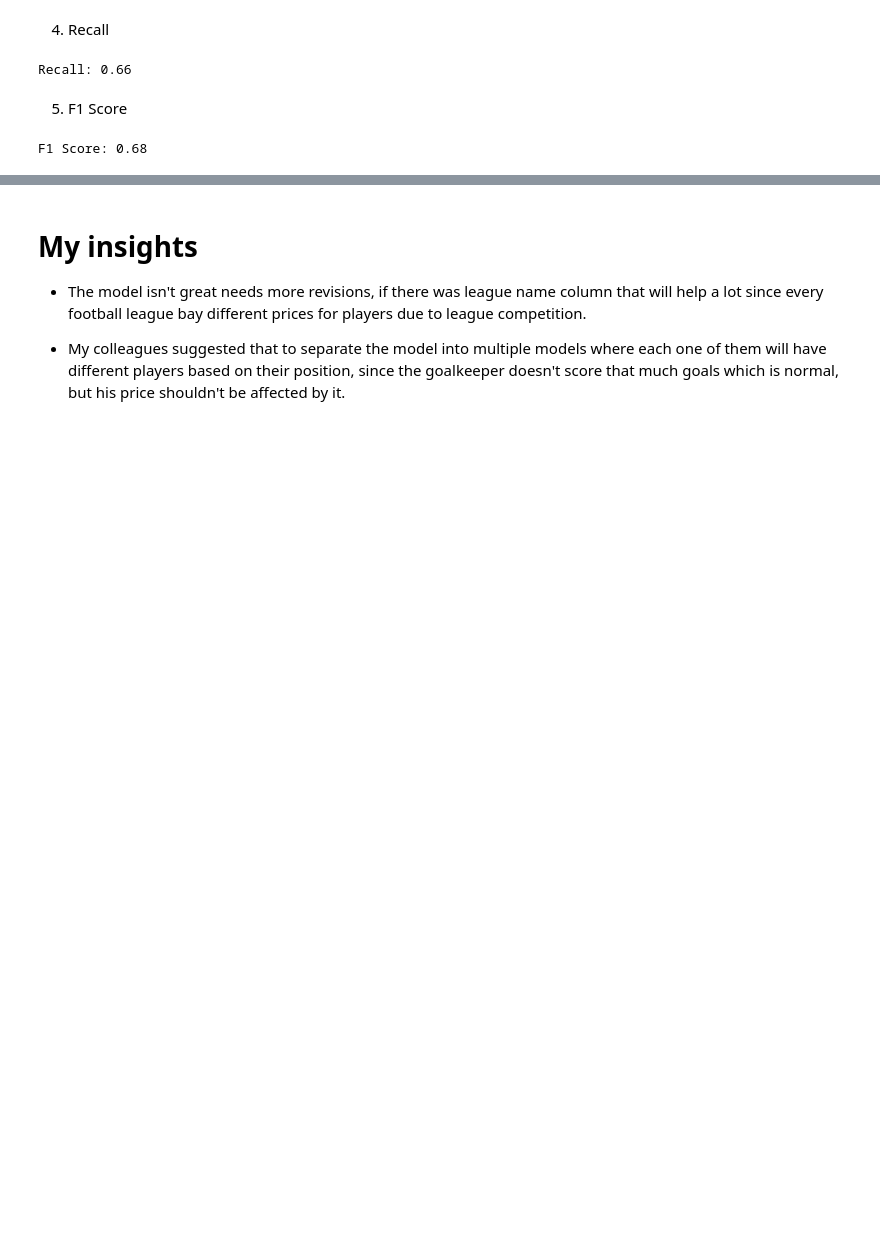
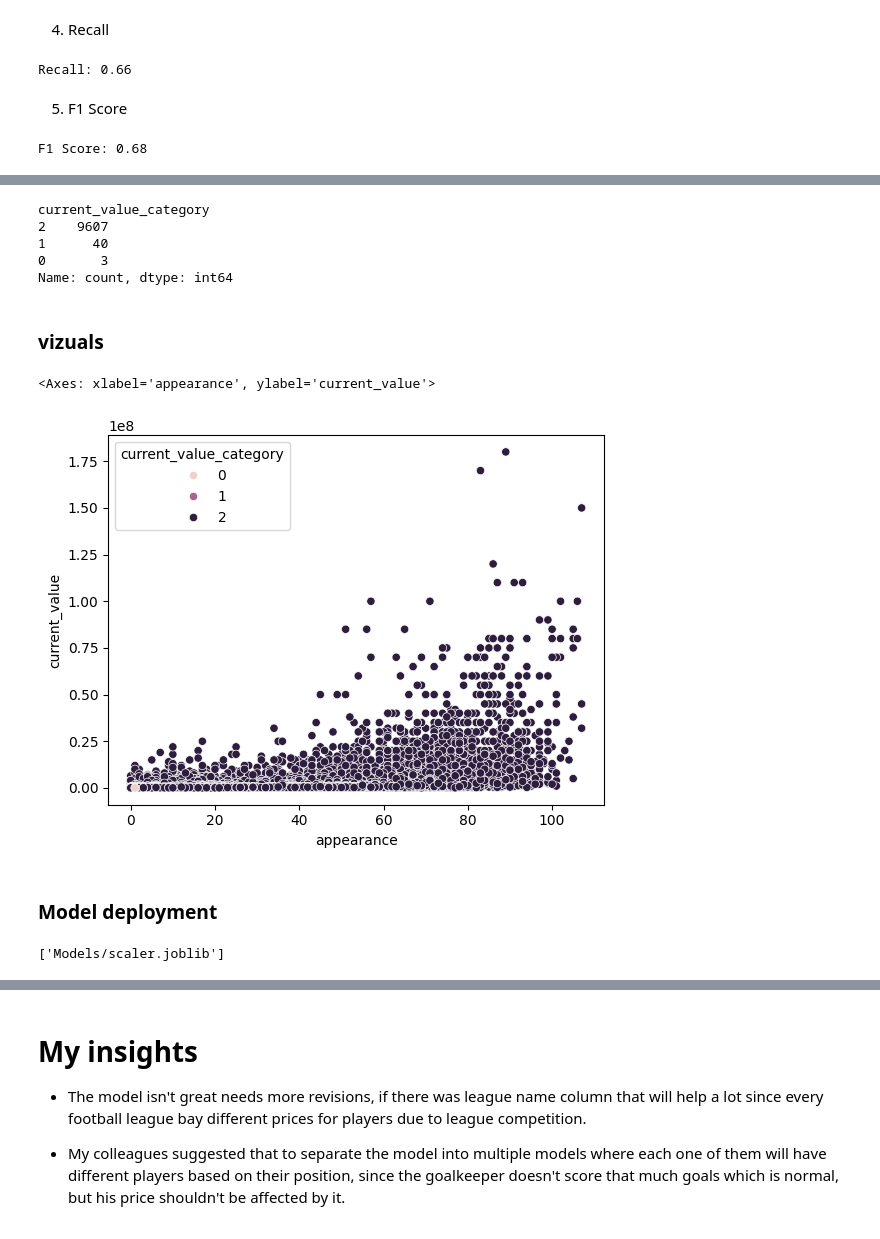
Before and after one commit to Tuwaiq-DS-ML-bootcamp-V-6/Use-case-7, a Jupyter notebook: EDA- KNN.ipynb, the cells around one changed output, grey strips where cells are left out. Drawn from its saved outputs; the diff is of its cells as text; code cells hidden in the pictures; blank space fills up the shorter version.

Commit message:
Sulaiman model deployment

```diff
--- a/EDA- KNN.ipynb
+++ b/EDA- KNN.ipynb
@@ -852,0 +865,7 @@ F1 Score: 0.68
+# %%
+# Unique leagues for the new columns
+unique_leagues = ['DStv', 'K-League', 'La liga', 'Premier League and Championship', 'Serie A']
+
+# Add columns for each league
+for league in unique_leagues:
+    result_df[f'league_{league}'] = result_df['league'].apply(lambda x: True if league in x else False)
@@ -852,0 +877,6 @@ F1 Score: 0.68
+# %%
+result_df.drop(columns='league', axis=1, inplace=True)
+# %%
+result = knn_model.predict(result_df)
+# %%
+football_df['current_value_category'] = result
@@ -852,0 +889,8 @@ F1 Score: 0.68
+# %%
+football_df['current_value_category'].value_counts()
+# %% [output]
+current_value_category
+2    9607
+1      40
+0       3
+Name: count, dtype: int64
@@ -852,0 +899,15 @@ F1 Score: 0.68
+# %% [markdown]
+### vizuals
+# %%
+sns.scatterplot(data = football_df , x = 'appearance', y = 'current_value', hue = 'current_value_category')
+# %% [output]
+<Axes: xlabel='appearance', ylabel='current_value'>
+[figure, added]
+# %% [markdown]
+### Model deployment
+# %%
+import joblib
+joblib.dump(knn_model, 'Models/knn_model.joblib')
+joblib.dump(scaler, 'Models/scaler.joblib')
+# %% [output]
+['Models/scaler.joblib']
```
Also changed, not shown: parts of 13 cells of this notebook, 3 other files.
